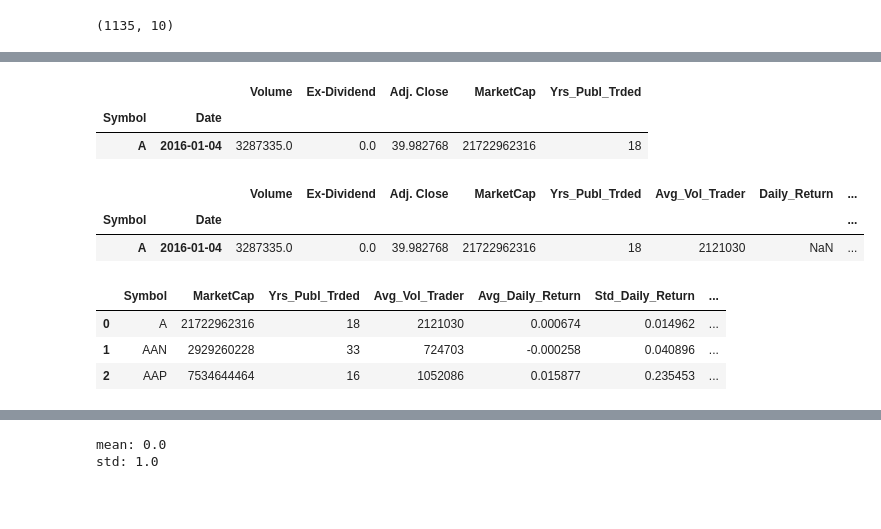
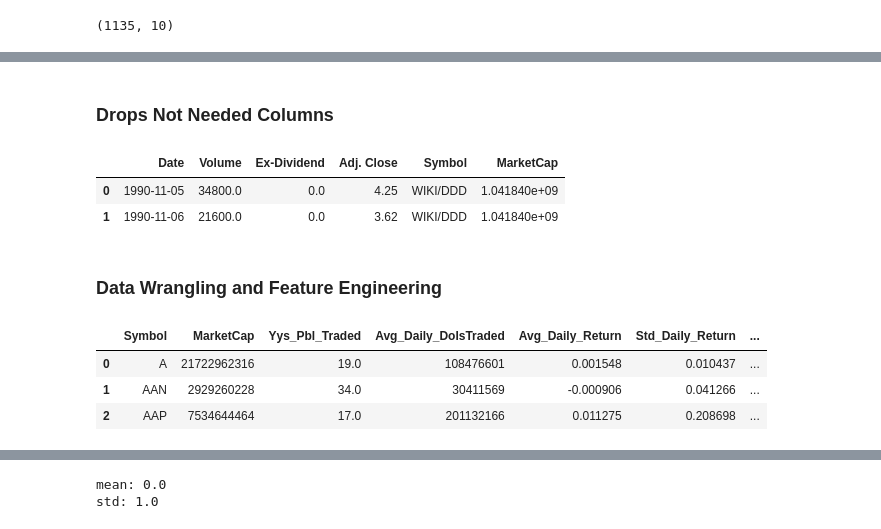
Before and after one commit to AlfredMtz/clustering-stocks, a Jupyter notebook: Diversification-System-Project.ipynb, the cells around one changed output, grey strips where cells are left out. Saved outputs shown, nothing was run; the diff lists cells and outputs as text; code cells hidden in the pictures; blank space fills up the shorter version.

```diff
--- a/Diversification-System-Project.ipynb
+++ b/Diversification-System-Project.ipynb
@@ -157,11 +68,0 @@ data2.head(3)
-# %%
-data = data2.drop(['Name','LastSale','ADR TSO','IPOyear','Summary Quote','Unnamed: 9'], axis=1)
-#data.head(1)
-
-# Changes MarketCap feature from scientific notation to integer value
-data['MarketCap'] = data['MarketCap'].apply(lambda x: '%.f' % x)
-#data.head()
-
-# resetting indexes
-mydata = data.set_index(['Date','Symbol']).unstack(0).stack(dropna=False).groupby(level='Symbol').ffill().bfill()
-mydata.head(1)
@@ -172,47 +99,68 @@ mydata.head(1)
+# %% [markdown]
+### Drops Not Needed Columns
 # %%
+# Drop Not Needed Columns
 mydata = mydata.drop(['Open','High','Low','Close','Split Ratio',
-       'Adj. Open', 'Adj. High', 'Adj. Low', 'Adj. Volume','Sector','Industry'], axis=1)
-mydata.head(1)
+       'Adj. Open', 'Adj. High', 'Adj. Low', 'Adj. Volume','Sector',
+        'Industry','Name','LastSale','ADR TSO','IPOyear','Summary Quote','Unnamed: 9'], axis=1)
+mydata.head(2)
 # %% [output]
-|  |  | Volume | Ex-Dividend | Adj. Close | MarketCap | Yrs_Publ_Trded |
-| Symbol | Date |  |  |  |  |  |
-| A | 2016-01-04 | 3287335.0 | 0.0 | 39.982768 | 21722962316 | 18 |
+|  | Date | Volume | Ex-Dividend | Adj. Close | Symbol | MarketCap |
+| 0 | 1990-11-05 | 34800.0 | 0.0 | 4.25 | WIKI/DDD | 1.041840e+09 |
+| 1 | 1990-11-06 | 21600.0 | 0.0 | 3.62 | WIKI/DDD | 1.041840e+09 |
+# %% [markdown]
+### Data Wrangling and Feature Engineering
 # %%
-# Calculates daily average high, low, volume trader for each stock/changes scientific notation to integer value
-mydata['Avg_Vol_Trader'] = mydata.groupby('Symbol').Volume.transform('mean').apply(lambda x: '%.f' % x)
+# Builds column for publicly Traded Years
+mydata['Yys_Pbl_Traded'] = mydata.groupby('Symbol').Date.transform(lambda x: x.dt.year.max() - x.dt.year.min())
+
+# Filters dates for 2017
+mydata = mydata[(mydata.Date >= '2017-01-01') & (mydata.Date < '2018-01-01')]
+
+# Slices WIKI/ out of Symbol values
+mydata['Symbol'] = mydata['Symbol'].map(lambda x: str(x)[5:])
+
+# Changes MarketCap feature from scientific notation to integer value
+mydata['MarketCap'] = mydata['MarketCap'].apply(lambda x: '%.f' % x)
+
+# resetting indexes
+mydata = mydata.set_index(['Date','Symbol']).unstack(0).stack(dropna=False).groupby(level='Symbol').ffill().bfill()
+
+# Calculates the average daily dollars traded
+avg_dtrades = mydata.groupby('Symbol').Volume.transform('mean')
+avg_stk_price = mydata.groupby('Symbol')['Adj. Close'].transform('mean')
+mydata['Avg_Daily_DolsTraded'] = (avg_dtrades*avg_stk_price).apply(lambda x: '%.f' % x)
 
 # Builds daily return column
 mydata['Daily_Return'] = mydata['Adj. Close'].pct_change(1)
 
 # Mean Daily Return
 d_mean_return = mydata.groupby('Symbol').Daily_Return.transform('mean').to_frame()
 mydata['Avg_Daily_Return'] = d_mean_return
 
 # Std Daily
 d_std_return = mydata.groupby('Symbol').Daily_Return.transform('std').to_frame()
 mydata['Std_Daily_Return'] = d_std_return
 
 # Calculates Daily Sharpe Ratio(Calculates risk adjusted return)
 # mean return - risk free rate / standard deviation
 # For this formula we are assuming a risk free rate of 0(different people,different opinions)
 sr = d_mean_return/d_std_return
 mydata['Daily_Sharpe_Ratio'] = sr
 
-# Total Dividens
-total_dividen = mydata.groupby('Symbol')['Ex-Dividend'].transform('sum').to_frame()
-mydata['Total_Dividend'] = total_dividen
 
-mydata.head(1)
+# Dividend Yield, % paid relative to share price
+avg_price = mydata.groupby('Symbol')['Adj. Close'].transform('mean')
+total_dividen = mydata.groupby('Symbol')['Ex-Dividend'].transform('sum')
+dividend_yield = total_dividen/avg_price
+mydata['Dividend_Yield'] = dividend_yield
+
+# Formats total values by ticker
+mydata = mydata.reset_index(level=1, drop=True).groupby('Symbol').first()
+mydata = mydata.drop(['Volume','Ex-Dividend','Adj. Close','Daily_Return'], axis=1).reset_index()
+mydata.head(3)
 # %% [output]
-|  |  | Volume | Ex-Dividend | Adj. Close | MarketCap | Yrs_Publ_Trded | Avg_Vol_Trader | Daily_Return | ... |
-| Symbol | Date |  |  |  |  |  |  |  | ... |
-| A | 2016-01-04 | 3287335.0 | 0.0 | 39.982768 | 21722962316 | 18 | 2121030 | NaN | ... |
+|  | Symbol | MarketCap | Yys_Pbl_Traded | Avg_Daily_DolsTraded | Avg_Daily_Return | Std_Daily_Return | ... |
+| 0 | A | 21722962316 | 19.0 | 108476601 | 0.001548 | 0.010437 | ... |
+| 1 | AAN | 2929260228 | 34.0 | 30411569 | -0.000906 | 0.041266 | ... |
+| 2 | AAP | 7534644464 | 17.0 | 201132166 | 0.011275 | 0.208698 | ... |
-# %%
-mydata = mydata.reset_index(level=1, drop=True).groupby('Symbol').first()
-mydata = mydata.drop(['Volume','Ex-Dividend','Adj. Close','Daily_Return'], axis=1).reset_index()
-mydata.head(3)
-# %% [output]
-|  | Symbol | MarketCap | Yrs_Publ_Trded | Avg_Vol_Trader | Avg_Daily_Return | Std_Daily_Return | ... |
-| 0 | A | 21722962316 | 18 | 2121030 | 0.000674 | 0.014962 | ... |
-| 1 | AAN | 2929260228 | 33 | 724703 | -0.000258 | 0.040896 | ... |
-| 2 | AAP | 7534644464 | 16 | 1052086 | 0.015877 | 0.235453 | ... |
```
Also changed, not shown: parts of 35 cells of this notebook.
